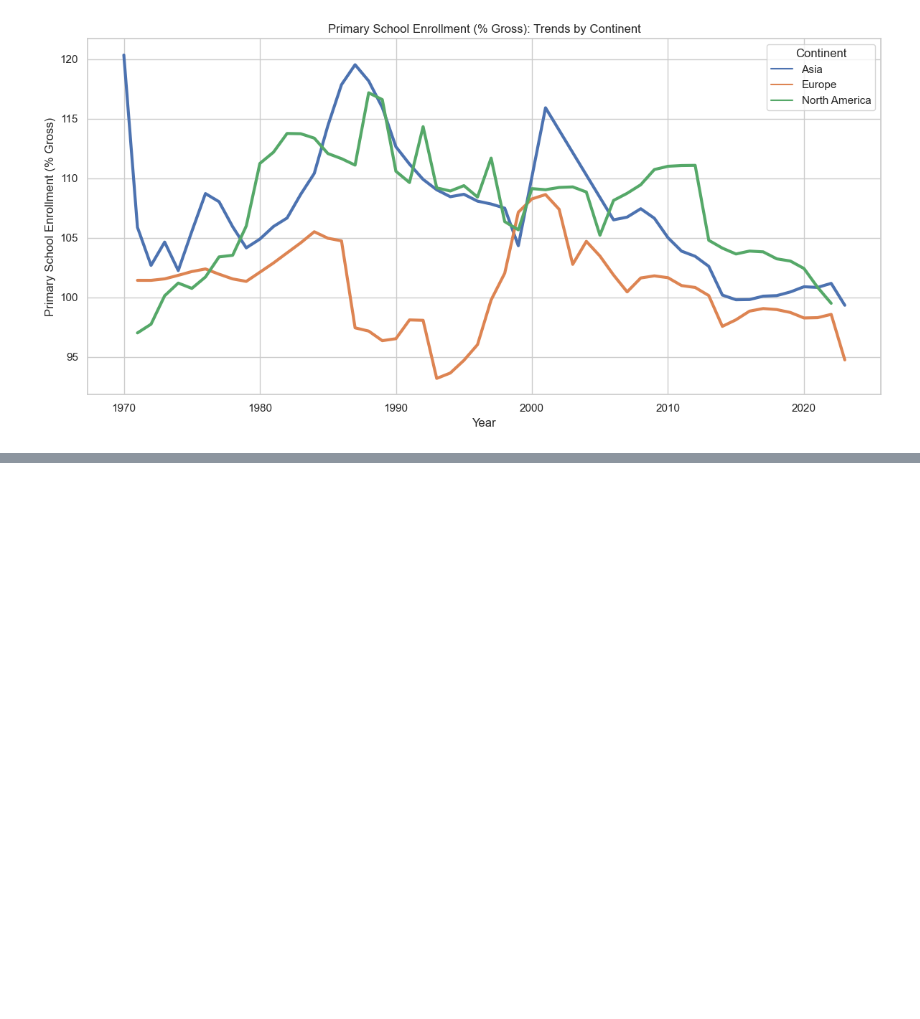
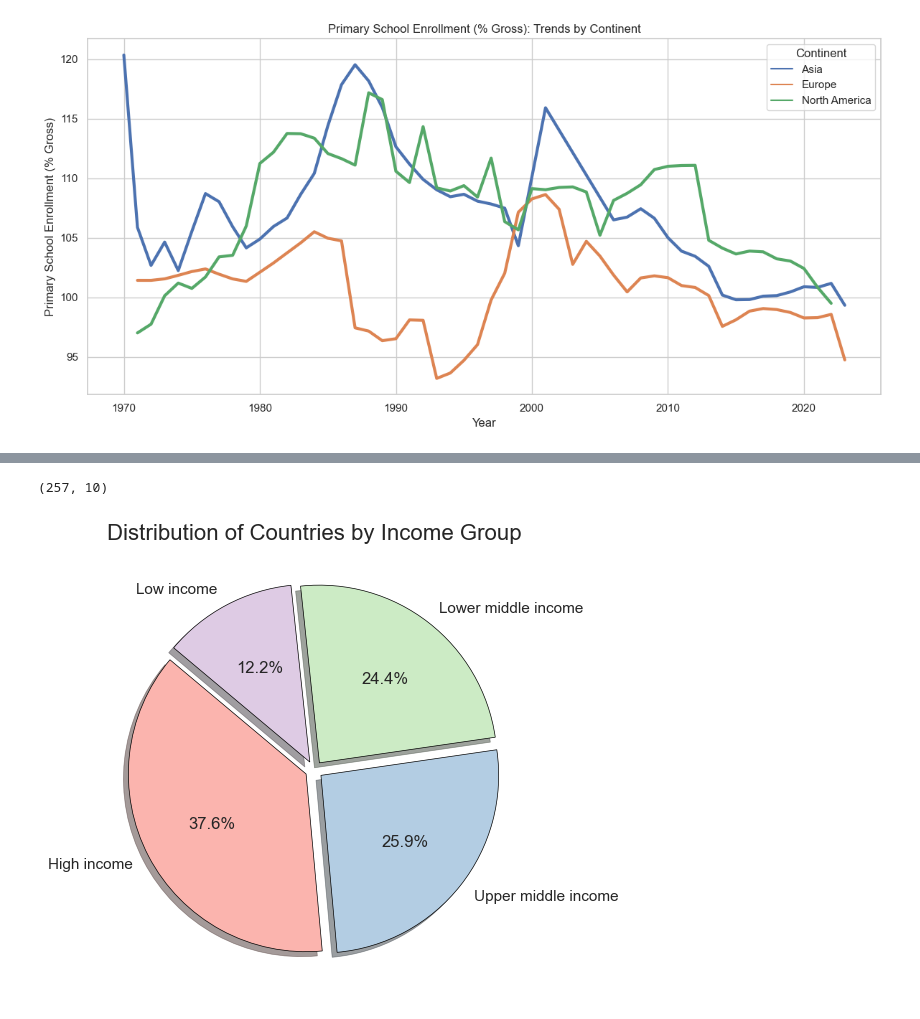
Before and after one commit to JackyAn0072/QTM350_final_project, a Jupyter notebook: scripts/data_analysis.ipynb, the cells around one changed output, grey strips where cells are left out. Saved outputs shown, nothing was run; the diff lists cells and outputs as text; code cells hidden in the pictures; blank space fills up the shorter version.

```diff
--- a/scripts/data_analysis.ipynb
+++ b/scripts/data_analysis.ipynb
@@ -419,0 +551,17 @@ for indicator in titles:
+# %%
+# Drop columns 1970 to 2023
+gdp_years = [str(year) for year in range(1970, 2024)]
+gdp_years = [col for col in df_joined.columns if col.isdigit() and int(col) >= 1970 and int(col) <= 2023]
+df_joined = df_joined.drop(columns=gdp_years)
+
+# Rename "Country Name" to "Country_Name"
+df_joined = df_joined.rename(columns={"Country Name": "Country_Name"})
+
+
+# Resolve duplicate columns by specifying suffixes or dropping unnecessary columns
+df_avg = df_avg.merge(df_joined, on=["Country Code"], how="left", suffixes=("", "_joined"))
+
+# Drop unnecessary duplicate columns if needed
+df_avg = df_avg.loc[:, ~df_avg.columns.str.endswith("_joined")]
+
+df_avg
@@ -419,0 +582,37 @@ for indicator in titles:
+# %%
+df_avg.shape
+# %% [output]
+(257, 10)
+# %%
+
+# Count number of countries in each income group
+income_counts = df_avg['IncomeGroup'].value_counts()
+
+# Extract values and labels
+labels = income_counts.index
+sizes = income_counts.values
+
+# Explode effect: slightly "pop out" each wedge for 3D illusion
+explode = [0.05] * len(labels)  # same offset for all wedges
+
+# Colors (custom or pastel)
+colors = plt.cm.Pastel1.colors[:len(labels)]
+
+# Plot
+plt.figure(figsize=(6, 6))
+plt.pie(
+    sizes,
+    labels=labels,
+    autopct='%1.1f%%',
+    startangle=140,
+    explode=explode,
+    shadow=True,
+    colors=colors,
+    wedgeprops={'edgecolor': 'black', 'linewidth': 0.5}
+)
+
+plt.title("Distribution of Countries by Income Group", fontsize=16)
+plt.tight_layout()
+plt.show()
+# %% [output]
+[figure, added]
```
Also changed, not shown: parts of 21 cells of this notebook, 9 other files.
